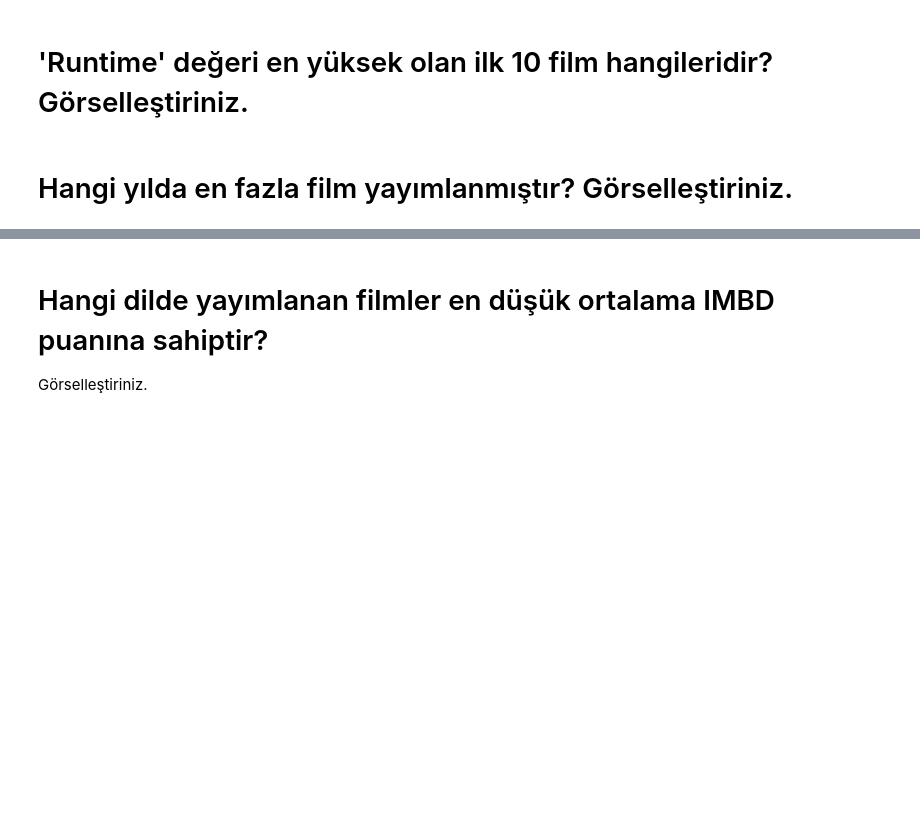
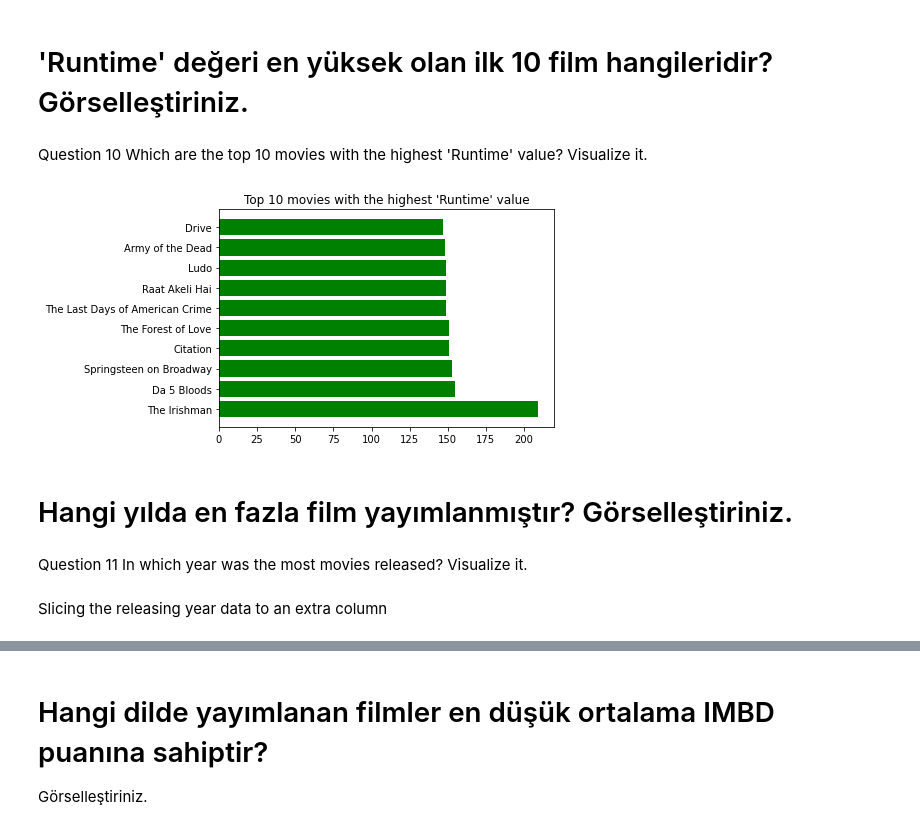
Before and after one commit to b21892757/globalai-project, a Jupyter notebook: hw2_netflixPD.ipynb, the cells around one changed output, grey strips where cells are left out. Saved outputs shown, nothing was run; the diff lists cells and outputs as text; code cells hidden in the pictures; blank space fills up the shorter version.

```diff
--- a/hw2_netflixPD.ipynb
+++ b/hw2_netflixPD.ipynb
@@ -78,5 +78,23 @@ language_eng[["IMDB Score", "Title", "Genre", "Language"]].sort_values(["IMDB Sc
 | 583 | 9.0 | David Attenborough: A Life on Our... | Documentary | English |
 # %% [markdown]
 #  'Runtime' değeri en yüksek olan ilk 10 film hangileridir? Görselleştiriniz.
+# %% [markdown]
+Question 10
+Which are the top 10 movies with the highest 'Runtime' value? Visualize it.
+# %%
+#  Top 10 movies with the highest 'Runtime' value
+highestRuntime = df.nlargest(n=10, columns=['Runtime'])
+y = highestRuntime["Title"]
+x = highestRuntime["Runtime"]
+plt.barh(y,x, color = "green")
+plt.title("Top 10 movies with the highest 'Runtime' value")
+plt.show()
+# %% [output]
+[figure, added]
 # %% [markdown]
 # Hangi yılda en fazla film yayımlanmıştır? Görselleştiriniz.
+# %% [markdown]
+Question 11
+In which year was the most movies released? Visualize it.
+# %% [markdown]
+Slicing the releasing year data to an extra column
```
Also changed, not shown: parts of 11 cells of this notebook.
